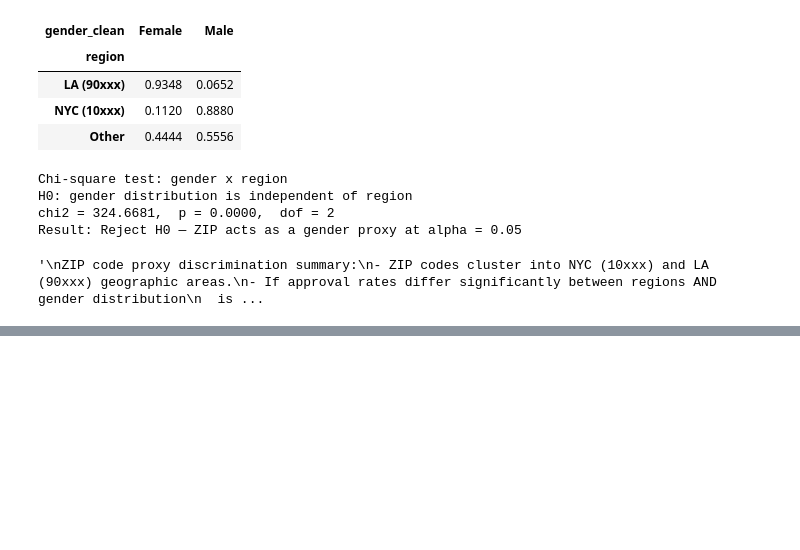
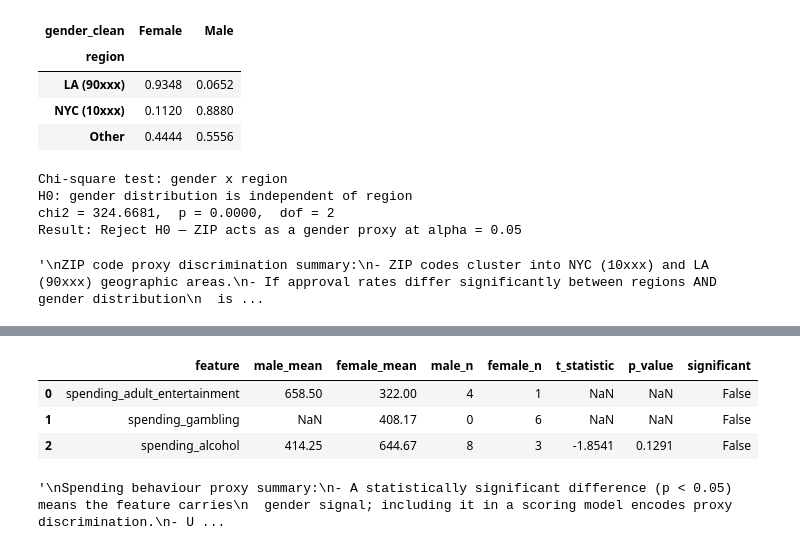
Before and after one commit to mchlkan/dego-2606-group3, a Jupyter notebook: notebooks/02-bias-analysis.ipynb, the cells around one changed output, grey strips where cells are left out. Drawn from its saved outputs; the diff is of its cells as text; code cells hidden in the pictures; blank space fills up the shorter version.

```diff
--- a/notebooks/02-bias-analysis.ipynb
+++ b/notebooks/02-bias-analysis.ipynb
@@ -438,0 +442,50 @@ and compare its coefficient against non-geographic financial predictors.
+# %%
+# test whether sensitive spending categories differ significantly by gender
+sensitive_cols = [
+    "spending_adult_entertainment",
+    "spending_gambling",
+    "spending_alcohol",
+]
+
+results = []
+for col in sensitive_cols:
+    if col not in df.columns:
+        continue
+    male_vals   = df.loc[df["gender_clean"] == "Male",   col].dropna()
+    female_vals = df.loc[df["gender_clean"] == "Female", col].dropna()
+    t, p = stats.ttest_ind(male_vals, female_vals, equal_var=False)
+    results.append({
+        "feature":     col,
+        "male_mean":   round(male_vals.mean(),   2),
+        "female_mean": round(female_vals.mean(), 2),
+        "male_n":      len(male_vals),
+        "female_n":    len(female_vals),
+        "t_statistic": round(t, 4),
+        "p_value":     round(p, 4),
+        "significant": p < 0.05,
+    })
+
+display(pd.DataFrame(results))
+# %% [output]
+|  | feature | male_mean | female_mean | male_n | female_n | t_statistic | p_value | significant |
+| 0 | spending_adult_entertainment | 658.50 | 322.00 | 4 | 1 | NaN | NaN | False |
+| 1 | spending_gambling | NaN | 408.17 | 0 | 6 | NaN | NaN | False |
+| 2 | spending_alcohol | 414.25 | 644.67 | 8 | 3 | -1.8541 | 0.1291 | False |
+# %%
+'''
+Spending behaviour proxy summary:
+- A statistically significant difference (p < 0.05) means the feature carries
+  gender signal; including it in a scoring model encodes proxy discrimination.
+- Under GDPR Article 9, processing behavioural data linked to gambling or adult
+  content may require explicit consent and a legitimate legal basis.
+- Even where statistical significance is absent, collecting these categories
+  without a clear credit-relevance justification violates the data minimisation
+  principle (GDPR Article 5(1)(c)).
+
+Governance recommendation:
+Exclude spending_adult_entertainment, spending_gambling, and spending_alcohol
+from any model feature set until a lawful basis and necessity assessment is
+completed by the data protection officer.
+'''
+# %% [output]
+'\nSpending behaviour proxy summary:\n- A statistically significant difference (p < 0.05) means the feature carries\n  gender signal; including it in a scoring model encodes proxy discrimination.\n- U ...
```
Also changed, not shown: parts of 10 cells of this notebook.
